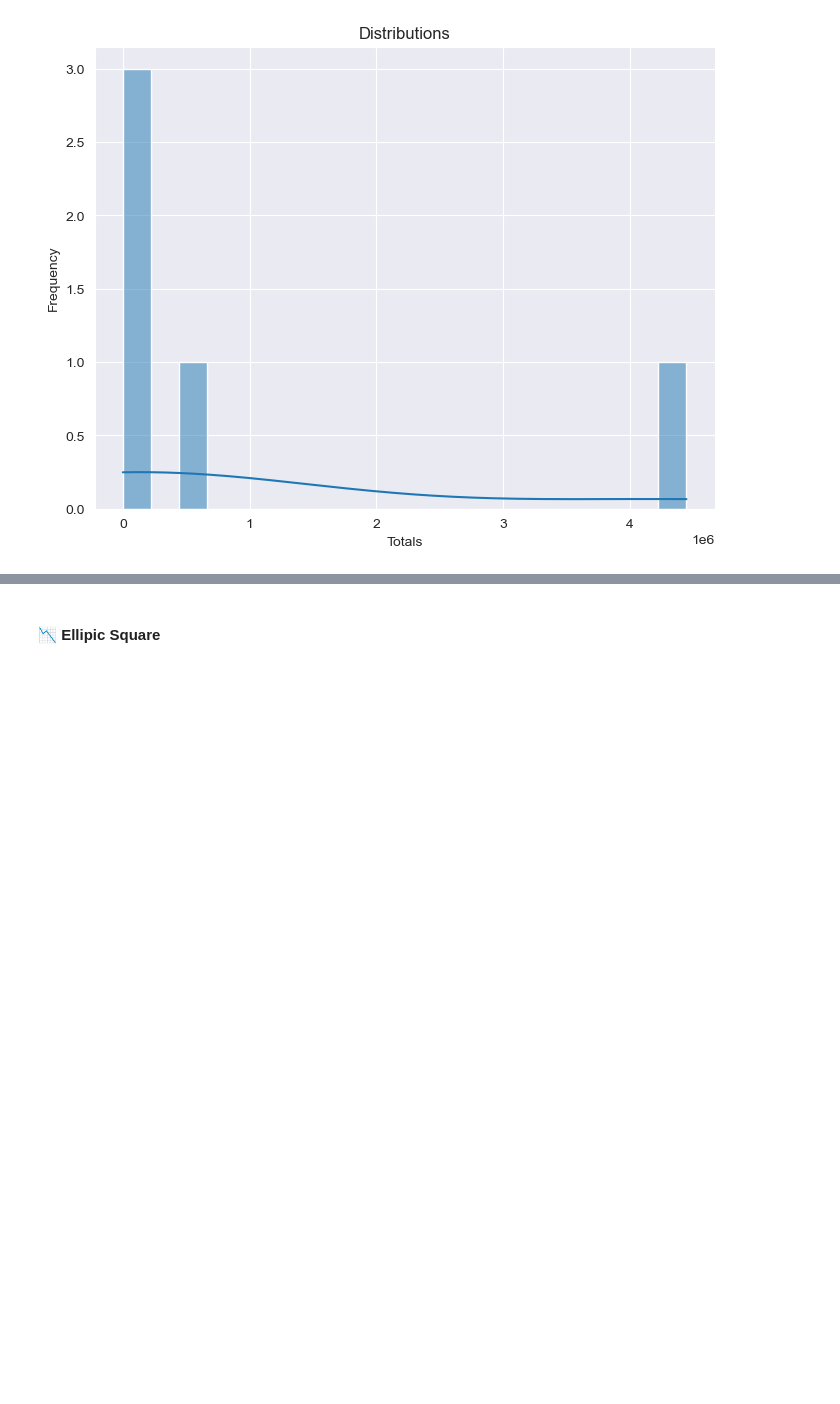
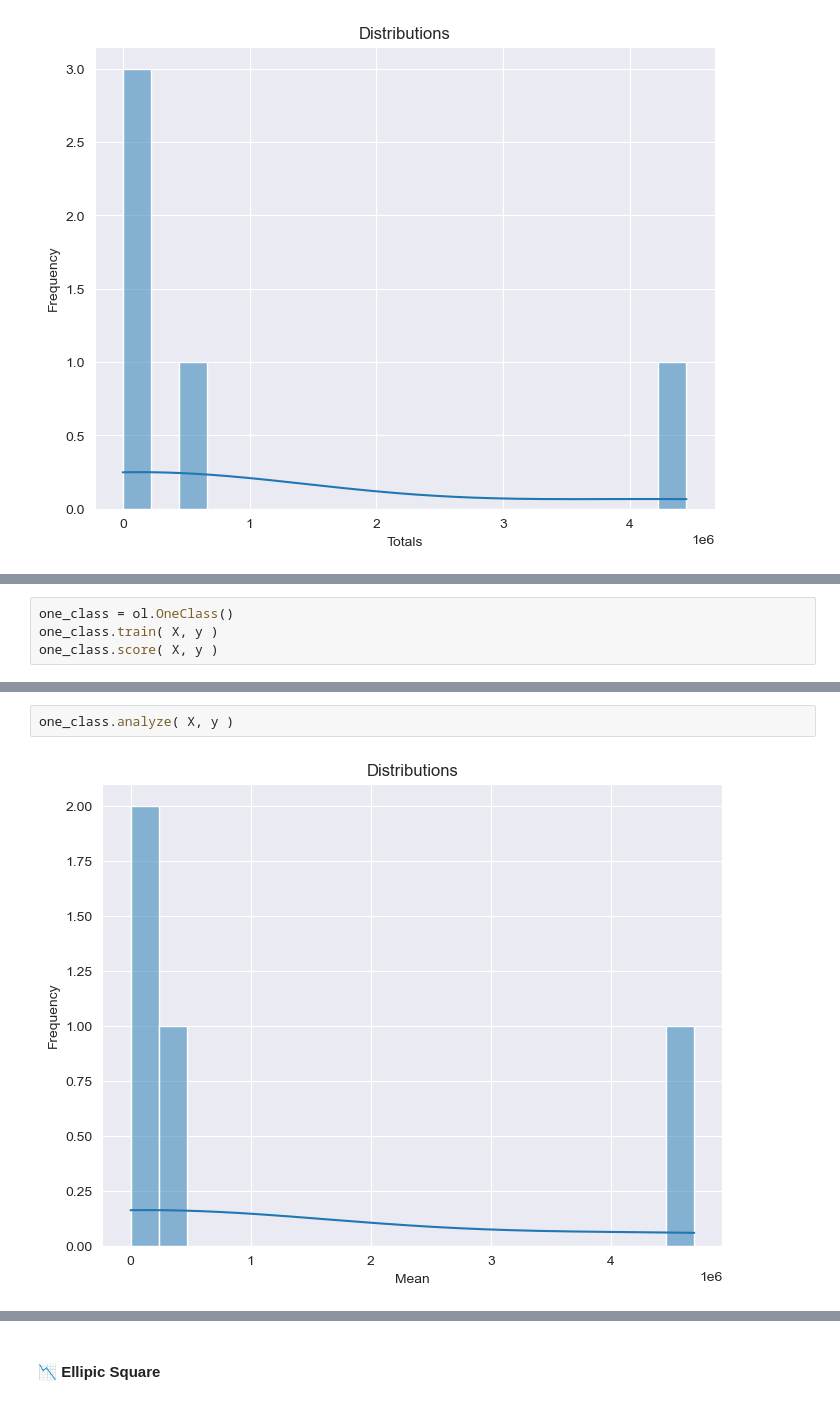
Before and after one commit to is-leeroy-jenkins/Mathy, a Jupyter notebook: ipynb/board.ipynb, the cells around one changed output, grey strips where cells are left out. Drawn from its saved outputs; the diff is of its cells as text; blank space fills up the shorter version.

```diff
--- a/ipynb/board.ipynb
+++ b/ipynb/board.ipynb
@@ -549,0 +540,4 @@ isf.analyze( X, y )
+# %%
+one_class = ol.OneClass()
+one_class.train( X, y )
+one_class.score( X, y )
@@ -550 +558,5 @@ isf.analyze( X, y )
+# %%
+one_class.analyze( X, y )
+# %% [output]
+[figure, added]
 # %% [markdown]
```
Also changed, not shown: parts of 15 cells of this notebook, 4 other files.
